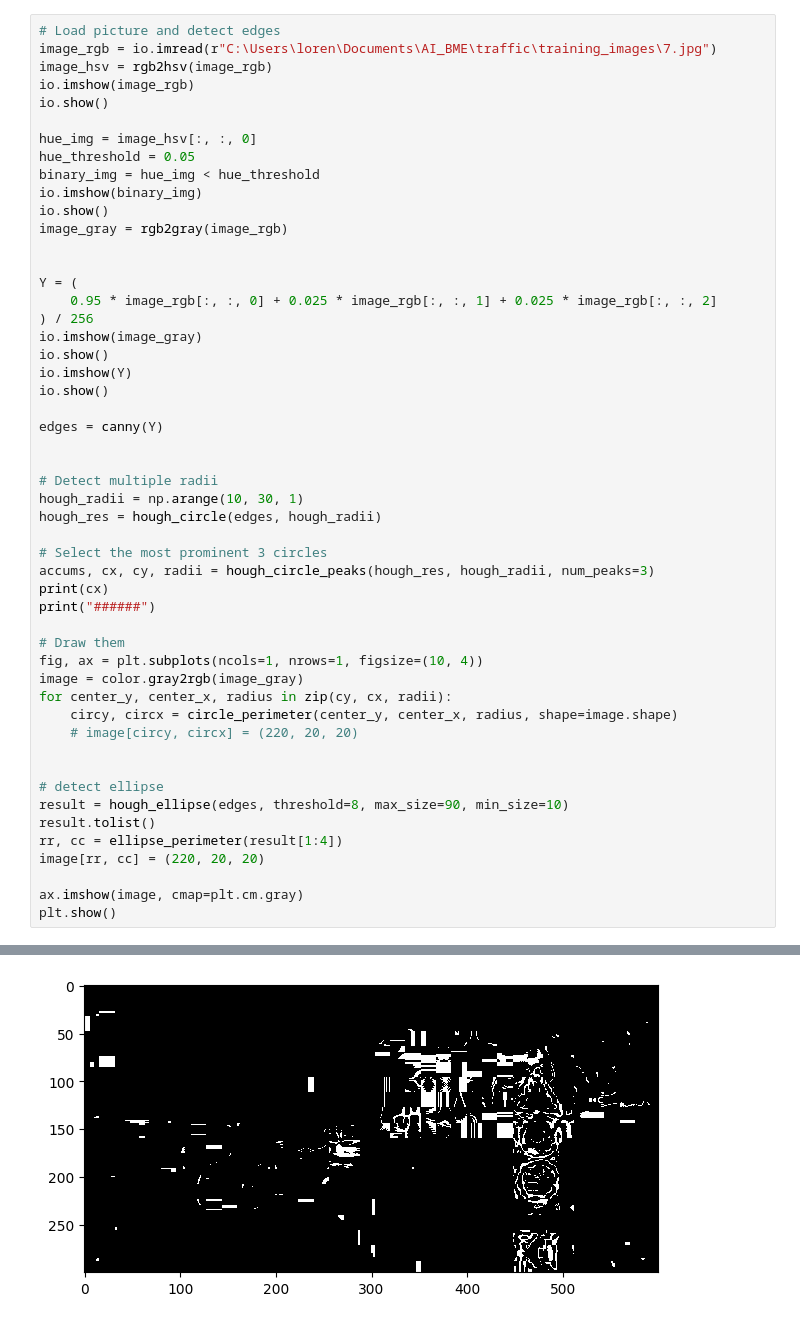
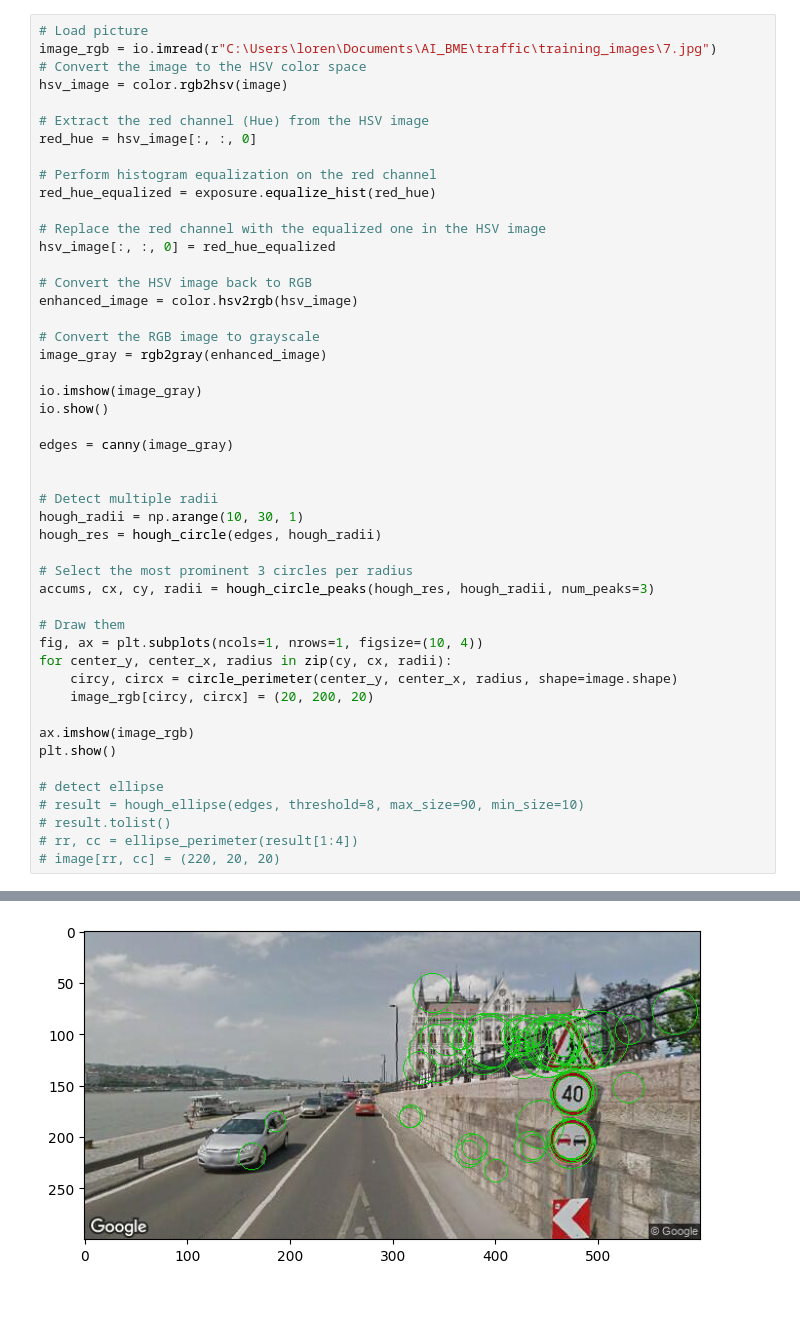
Before and after one commit to elkolbo/traffic_sign_detection, a Jupyter notebook: localization.ipynb, the cells around one changed output, grey strips where cells are left out. Cells and saved outputs as stored; diff of their text form.

```diff
--- a/localization.ipynb
+++ b/localization.ipynb
@@ -15,52 +41,49 @@ from skimage.color import rgb2hsv, rgb2gray
 # %%
-# Load picture and detect edges
+# Load picture
 image_rgb = io.imread(r"C:\Users\loren\Documents\AI_BME\traffic\training_images\7.jpg")
-image_hsv = rgb2hsv(image_rgb)
-io.imshow(image_rgb)
+# Convert the image to the HSV color space
+hsv_image = color.rgb2hsv(image)
+
+# Extract the red channel (Hue) from the HSV image
+red_hue = hsv_image[:, :, 0]
+
+# Perform histogram equalization on the red channel
+red_hue_equalized = exposure.equalize_hist(red_hue)
+
+# Replace the red channel with the equalized one in the HSV image
+hsv_image[:, :, 0] = red_hue_equalized
+
+# Convert the HSV image back to RGB
+enhanced_image = color.hsv2rgb(hsv_image)
+
+# Convert the RGB image to grayscale
+image_gray = rgb2gray(enhanced_image)
+
+io.imshow(image_gray)
 io.show()
 
-hue_img = image_hsv[:, :, 0]
-hue_threshold = 0.05
-binary_img = hue_img < hue_threshold
-io.imshow(binary_img)
-io.show()
-image_gray = rgb2gray(image_rgb)
-
-
-Y = (
-    0.95 * image_rgb[:, :, 0] + 0.025 * image_rgb[:, :, 1] + 0.025 * image_rgb[:, :, 2]
-) / 256
-io.imshow(image_gray)
-io.show()
-io.imshow(Y)
-io.show()
-
-edges = canny(Y)
+edges = canny(image_gray)
 
 
 # Detect multiple radii
 hough_radii = np.arange(10, 30, 1)
 hough_res = hough_circle(edges, hough_radii)
 
-# Select the most prominent 3 circles
+# Select the most prominent 3 circles per radius
 accums, cx, cy, radii = hough_circle_peaks(hough_res, hough_radii, num_peaks=3)
-print(cx)
-print("######")
 
 # Draw them
 fig, ax = plt.subplots(ncols=1, nrows=1, figsize=(10, 4))
-image = color.gray2rgb(image_gray)
 for center_y, center_x, radius in zip(cy, cx, radii):
     circy, circx = circle_perimeter(center_y, center_x, radius, shape=image.shape)
-    # image[circy, circx] = (220, 20, 20)
+    image_rgb[circy, circx] = (20, 200, 20)
 
+ax.imshow(image_rgb)
+plt.show()
 
 # detect ellipse
-result = hough_ellipse(edges, threshold=8, max_size=90, min_size=10)
-result.tolist()
-rr, cc = ellipse_perimeter(result[1:4])
-image[rr, cc] = (220, 20, 20)
-
-ax.imshow(image, cmap=plt.cm.gray)
-plt.show()
+# result = hough_ellipse(edges, threshold=8, max_size=90, min_size=10)
+# result.tolist()
+# rr, cc = ellipse_perimeter(result[1:4])
+# image[rr, cc] = (220, 20, 20)
 # %% [output]
@@ -68 +91 @@ plt.show()
-[figure, old version]
+[figure, new version]
```
Also changed, not shown: parts of 4 cells of this notebook.
